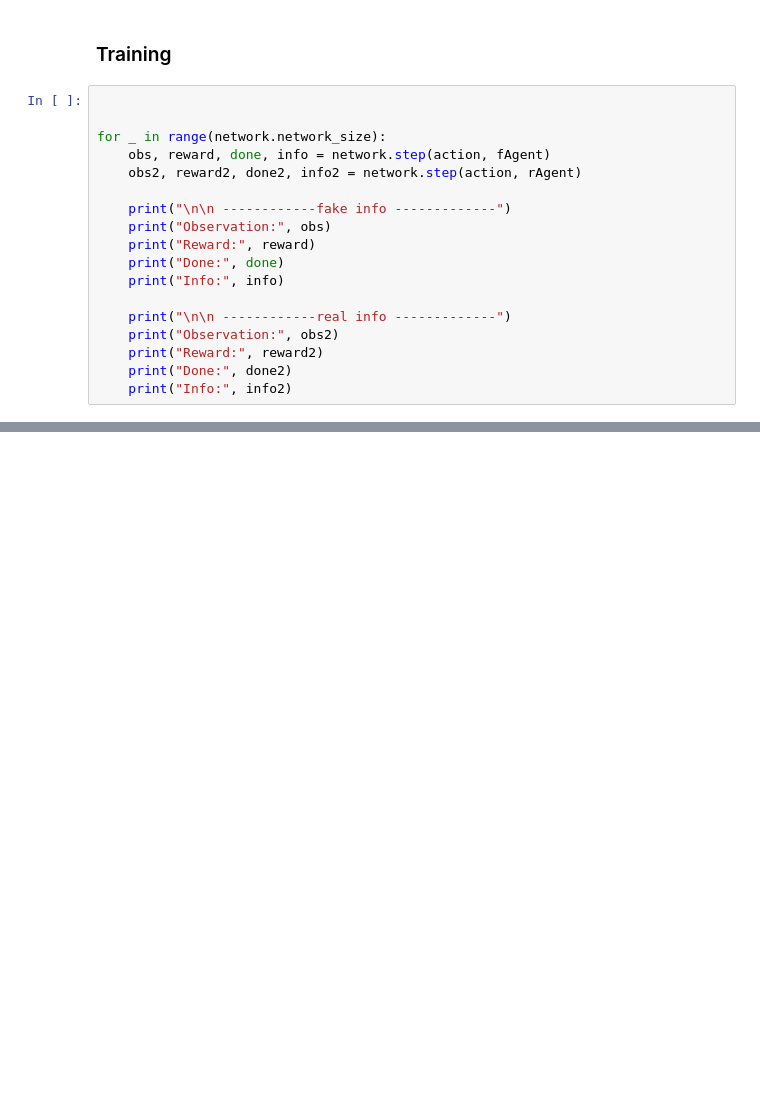
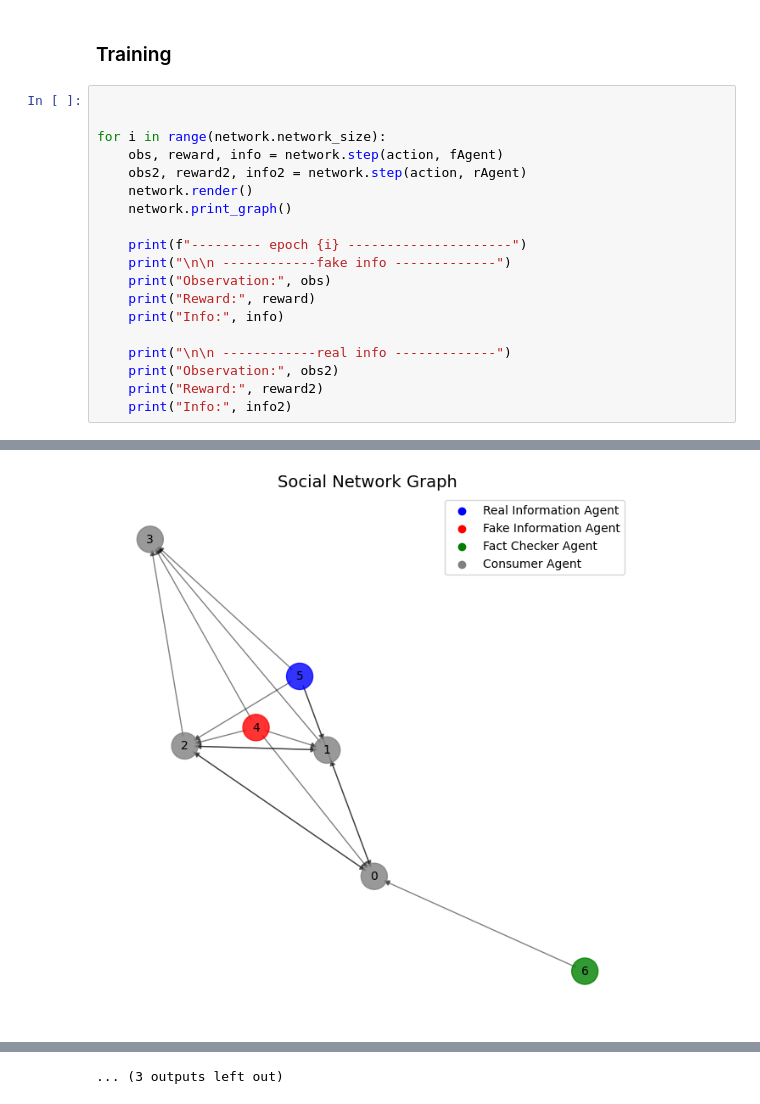
Before and after one commit to tangk01/CS6140-Project, a Jupyter notebook: project/project.ipynb, the cells around one changed output, grey strips where cells are left out. Cells and saved outputs as stored; diff of their text form; blank space fills up the shorter version.

```diff
--- a/project/project.ipynb
+++ b/project/project.ipynb
@@ -27,18 +54,20 @@ TypeError: FactCheckerAgent.__init__() missing 1 required positional argument: '
 # %%
 
 
-for _ in range(network.network_size):
-    obs, reward, done, info = network.step(action, fAgent)
-    obs2, reward2, done2, info2 = network.step(action, rAgent)
+for i in range(network.network_size):
+    obs, reward, info = network.step(action, fAgent)
+    obs2, reward2, info2 = network.step(action, rAgent)
+    network.render()
+    network.print_graph()
 
+    print(f"--------- epoch {i} ---------------------")
     print("\n\n ------------fake info -------------")
     print("Observation:", obs)
     print("Reward:", reward)
-    print("Done:", done)
     print("Info:", info)
 
     print("\n\n ------------real info -------------")
     print("Observation:", obs2)
     print("Reward:", reward2)
-    print("Done:", done2)
     print("Info:", info2)
+# %% [output]
@@ -44,0 +91 @@ for _ in range(network.network_size):
+[figure, added]
@@ -44,0 +182 @@ for _ in range(network.network_size):
+... (3 outputs left out)
```
Also changed, not shown: parts of 2 cells of this notebook, 2 other files.
